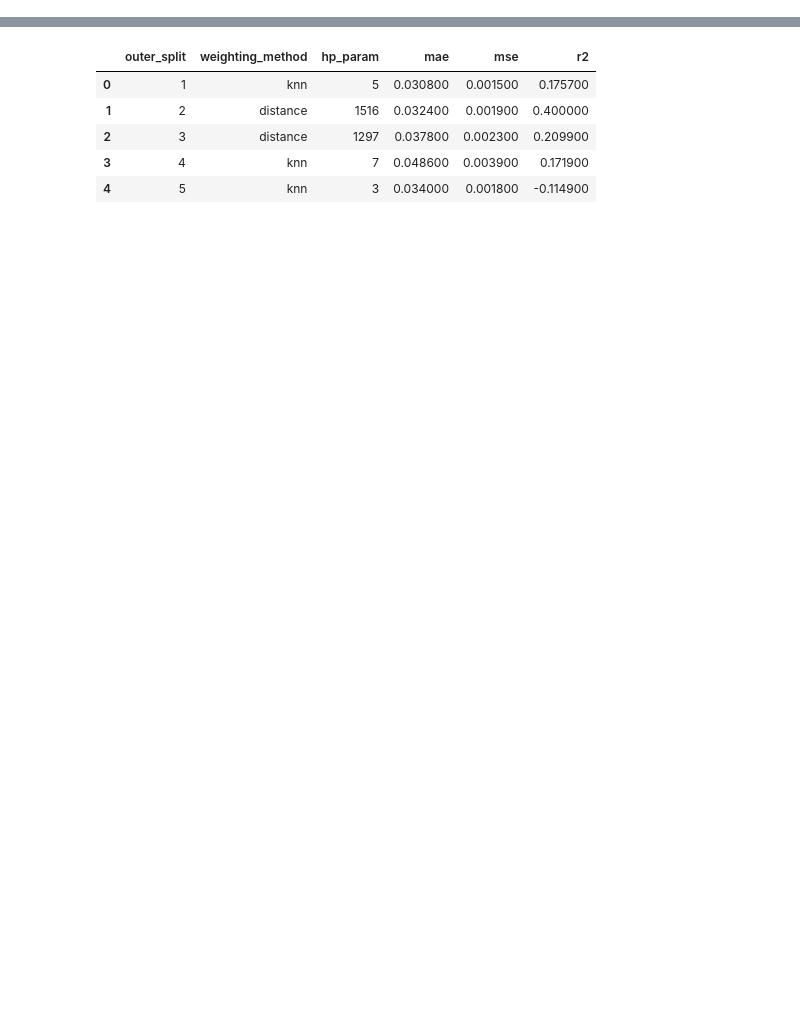
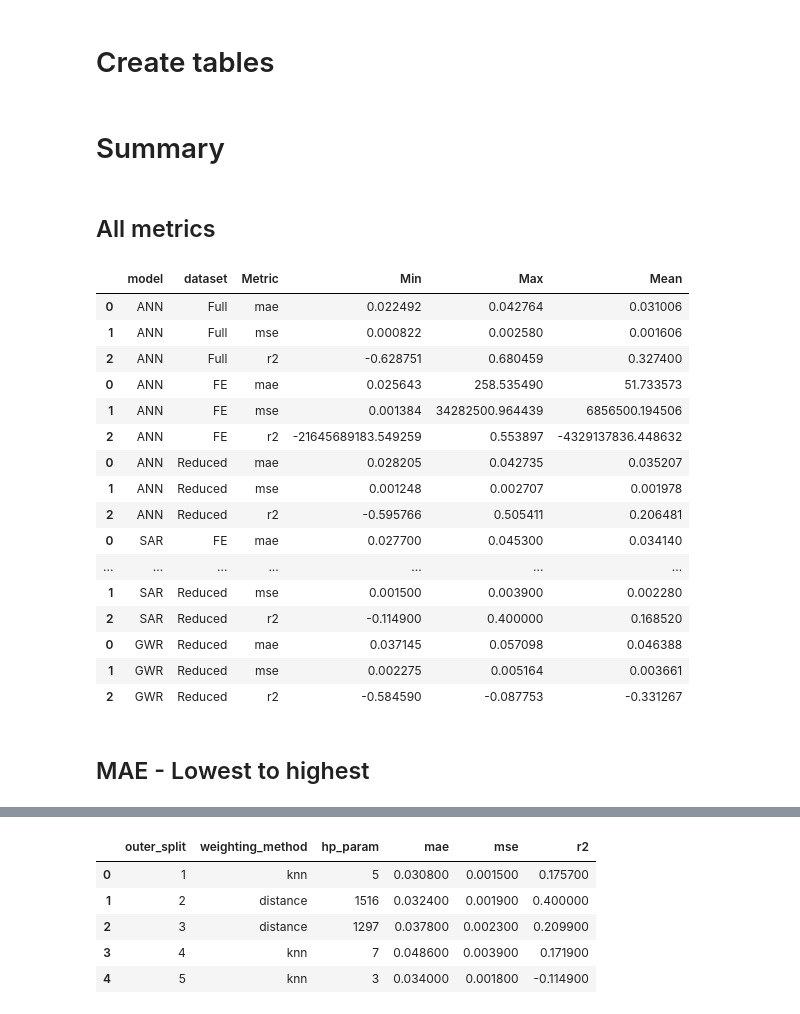
Before and after one commit to NathanDean/greenspace, a Jupyter notebook: 16_data_analysis.ipynb, the cells around one changed output, grey strips where cells are left out. Saved outputs shown, nothing was run; the diff lists cells and outputs as text; code cells hidden in the pictures; blank space fills up the shorter version.

```diff
--- a/16_data_analysis.ipynb
+++ b/16_data_analysis.ipynb
@@ -6,0 +77,2 @@ pd.options.display.float_format = '{:.6f}'.format
+# %% [markdown]
+# Create tables
@@ -6,0 +100,42 @@ pd.options.display.float_format = '{:.6f}'.format
+# %% [markdown]
+# Summary
+# %%
+summary = pd.concat([
+    ann_full_stats,
+    ann_fe_stats,
+    ann_reduced_stats,
+    sar_fe_stats,
+    sar_reduced_stats,
+    gwr_reduced_stats
+])
+summary = summary.drop(columns = [0, 1, 2, 3, 4, "Worst split", "Best split"])
+mae_summary = summary[summary["Metric"] == "mae"].sort_values("Mean", ascending=True)
+mse_summary = summary[summary["Metric"] == "mse"].sort_values("Mean", ascending=True)
+r2_summary = summary[summary["Metric"] == "r2"].sort_values("Mean", ascending=False)
+mae_summary = mae_summary.drop(columns = ["Metric"])
+mse_summary = mse_summary.drop(columns = ["Metric"])
+r2_summary = r2_summary.drop(columns = ["Metric"])
+# %% [markdown]
+## All metrics
+# %%
+summary
+# %% [output]
+|  | model | dataset | Metric | Min | Max | Mean |
+| 0 | ANN | Full | mae | 0.022492 | 0.042764 | 0.031006 |
+| 1 | ANN | Full | mse | 0.000822 | 0.002580 | 0.001606 |
+| 2 | ANN | Full | r2 | -0.628751 | 0.680459 | 0.327400 |
+| 0 | ANN | FE | mae | 0.025643 | 258.535490 | 51.733573 |
+| 1 | ANN | FE | mse | 0.001384 | 34282500.964439 | 6856500.194506 |
+| 2 | ANN | FE | r2 | -21645689183.549259 | 0.553897 | -4329137836.448632 |
+| 0 | ANN | Reduced | mae | 0.028205 | 0.042735 | 0.035207 |
+| 1 | ANN | Reduced | mse | 0.001248 | 0.002707 | 0.001978 |
+| 2 | ANN | Reduced | r2 | -0.595766 | 0.505411 | 0.206481 |
+| 0 | SAR | FE | mae | 0.027700 | 0.045300 | 0.034140 |
+| ... | ... | ... | ... | ... | ... | ... |
+| 1 | SAR | Reduced | mse | 0.001500 | 0.003900 | 0.002280 |
+| 2 | SAR | Reduced | r2 | -0.114900 | 0.400000 | 0.168520 |
+| 0 | GWR | Reduced | mae | 0.037145 | 0.057098 | 0.046388 |
+| 1 | GWR | Reduced | mse | 0.002275 | 0.005164 | 0.003661 |
+| 2 | GWR | Reduced | r2 | -0.584590 | -0.087753 | -0.331267 |
+# %% [markdown]
+## MAE - Lowest to highest
```
Also changed, not shown: parts of 49 cells of this notebook, 10 other files.
